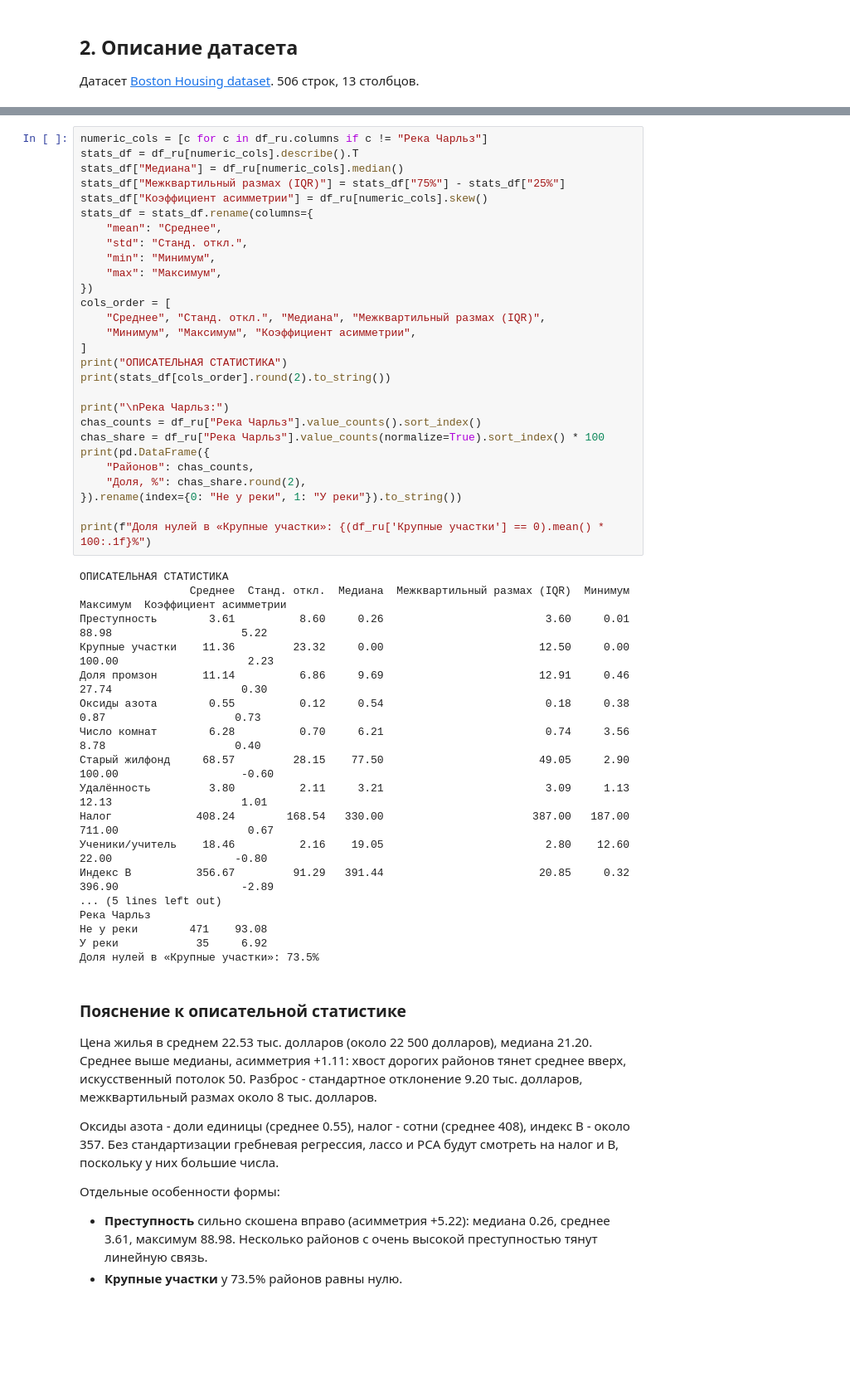
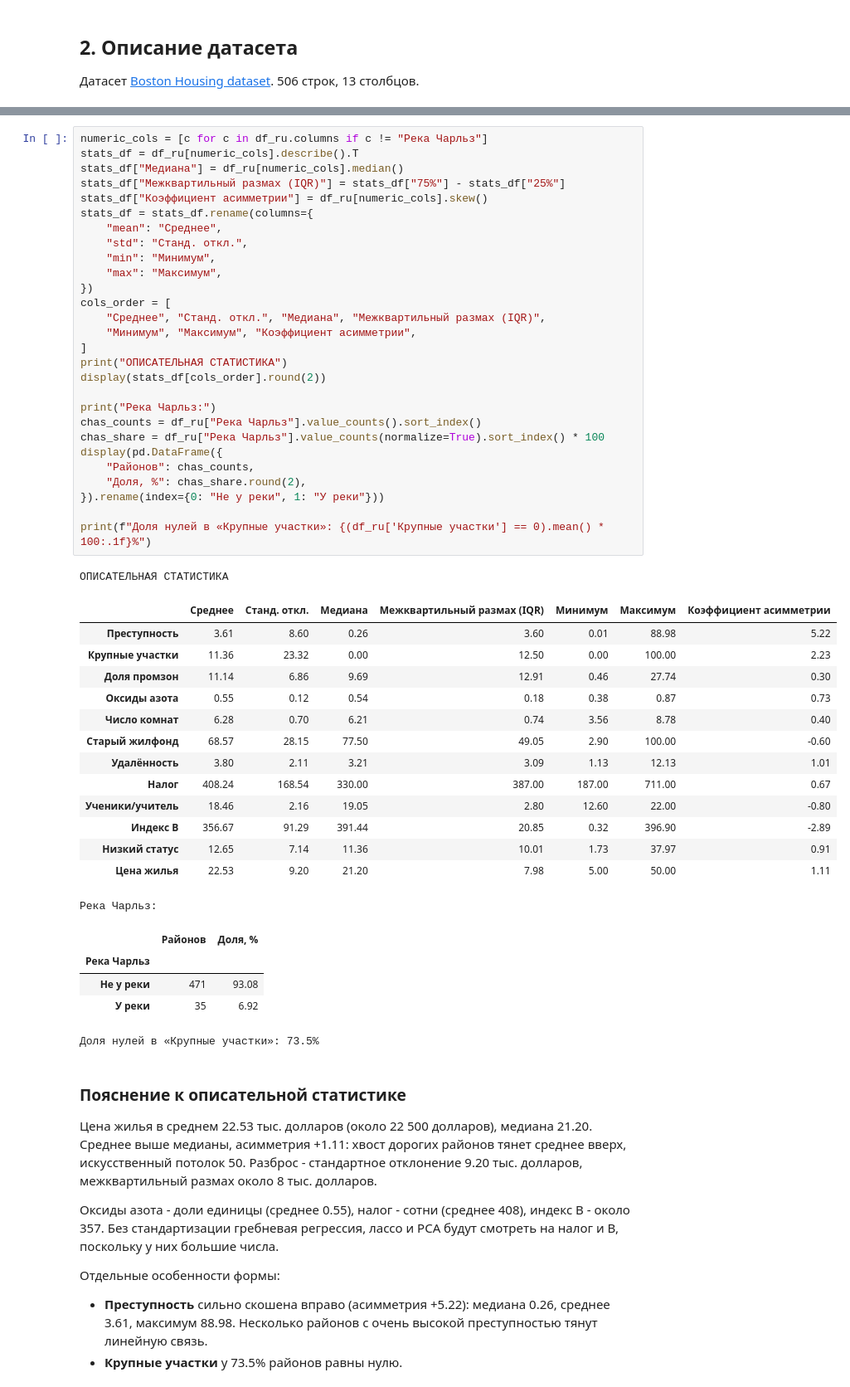
Before and after one commit to igor231223/Regression-and-Principal-Component-Analysis, a Jupyter notebook: Lab1.ipynb, the cells around one changed output, grey strips where cells are left out. Shown at 83% size. Drawn from its saved outputs; the diff is of its cells as text; blank space fills up the shorter version.

```diff
--- a/Lab1.ipynb
+++ b/Lab1.ipynb
@@ -111,49 +117,52 @@ Matplotlib is building the font cache; this may take a moment.
 # %%
 numeric_cols = [c for c in df_ru.columns if c != "Река Чарльз"]
 stats_df = df_ru[numeric_cols].describe().T
 stats_df["Медиана"] = df_ru[numeric_cols].median()
 stats_df["Межквартильный размах (IQR)"] = stats_df["75%"] - stats_df["25%"]
 stats_df["Коэффициент асимметрии"] = df_ru[numeric_cols].skew()
 stats_df = stats_df.rename(columns={
     "mean": "Среднее",
     "std": "Станд. откл.",
     "min": "Минимум",
     "max": "Максимум",
 })
 cols_order = [
     "Среднее", "Станд. откл.", "Медиана", "Межквартильный размах (IQR)",
     "Минимум", "Максимум", "Коэффициент асимметрии",
 ]
 print("ОПИСАТЕЛЬНАЯ СТАТИСТИКА")
-print(stats_df[cols_order].round(2).to_string())
+display(stats_df[cols_order].round(2))
 
-print("\nРека Чарльз:")
+print("Река Чарльз:")
 chas_counts = df_ru["Река Чарльз"].value_counts().sort_index()
 chas_share = df_ru["Река Чарльз"].value_counts(normalize=True).sort_index() * 100
-print(pd.DataFrame({
+display(pd.DataFrame({
     "Районов": chas_counts,
     "Доля, %": chas_share.round(2),
-}).rename(index={0: "Не у реки", 1: "У реки"}).to_string())
+}).rename(index={0: "Не у реки", 1: "У реки"}))
 
 print(f"Доля нулей в «Крупные участки»: {(df_ru['Крупные участки'] == 0).mean() * 100:.1f}%")
 # %% [output]
 ОПИСАТЕЛЬНАЯ СТАТИСТИКА
-                 Среднее  Станд. откл.  Медиана  Межквартильный размах (IQR)  Минимум  Максимум  Коэффициент асимметрии
-Преступность        3.61          8.60     0.26                         3.60     0.01     88.98                    5.22
-Крупные участки    11.36         23.32     0.00                        12.50     0.00    100.00                    2.23
-Доля промзон       11.14          6.86     9.69                        12.91     0.46     27.74                    0.30
-Оксиды азота        0.55          0.12     0.54                         0.18     0.38      0.87                    0.73
-Число комнат        6.28          0.70     6.21                         0.74     3.56      8.78                    0.40
-Старый жилфонд     68.57         28.15    77.50                        49.05     2.90    100.00                   -0.60
-Удалённость         3.80          2.11     3.21                         3.09     1.13     12.13                    1.01
-Налог             408.24        168.54   330.00                       387.00   187.00    711.00                    0.67
-Ученики/учитель    18.46          2.16    19.05                         2.80    12.60     22.00                   -0.80
-Индекс B          356.67         91.29   391.44                        20.85     0.32    396.90                   -2.89
-... (5 lines left out)
-Река Чарльз
-Не у реки        471    93.08
-У реки            35     6.92
-Доля нулей в «Крупные участки»: 73.5%
+|  | Среднее | Станд. откл. | Медиана | Межквартильный размах (IQR) | Минимум | Максимум | Коэффициент асимметрии |
+| Преступность | 3.61 | 8.60 | 0.26 | 3.60 | 0.01 | 88.98 | 5.22 |
+| Крупные участки | 11.36 | 23.32 | 0.00 | 12.50 | 0.00 | 100.00 | 2.23 |
+| Доля промзон | 11.14 | 6.86 | 9.69 | 12.91 | 0.46 | 27.74 | 0.30 |
+| Оксиды азота | 0.55 | 0.12 | 0.54 | 0.18 | 0.38 | 0.87 | 0.73 |
+| Число комнат | 6.28 | 0.70 | 6.21 | 0.74 | 3.56 | 8.78 | 0.40 |
+| Старый жилфонд | 68.57 | 28.15 | 77.50 | 49.05 | 2.90 | 100.00 | -0.60 |
+| Удалённость | 3.80 | 2.11 | 3.21 | 3.09 | 1.13 | 12.13 | 1.01 |
+| Налог | 408.24 | 168.54 | 330.00 | 387.00 | 187.00 | 711.00 | 0.67 |
+| Ученики/учитель | 18.46 | 2.16 | 19.05 | 2.80 | 12.60 | 22.00 | -0.80 |
+| Индекс B | 356.67 | 91.29 | 391.44 | 20.85 | 0.32 | 396.90 | -2.89 |
+| Низкий статус | 12.65 | 7.14 | 11.36 | 10.01 | 1.73 | 37.97 | 0.91 |
+| Цена жилья | 22.53 | 9.20 | 21.20 | 7.98 | 5.00 | 50.00 | 1.11 |
+Река Чарльз:
+|  | Районов | Доля, % |
+| Река Чарльз |  |  |
+| Не у реки | 471 | 93.08 |
+| У реки | 35 | 6.92 |
+Доля нулей в «Крупные участки»: 73.5%
 # %% [markdown]
 ### Пояснение к описательной статистике
 
```
Also changed, not shown: parts of 16 cells of this notebook, 1 other file.
